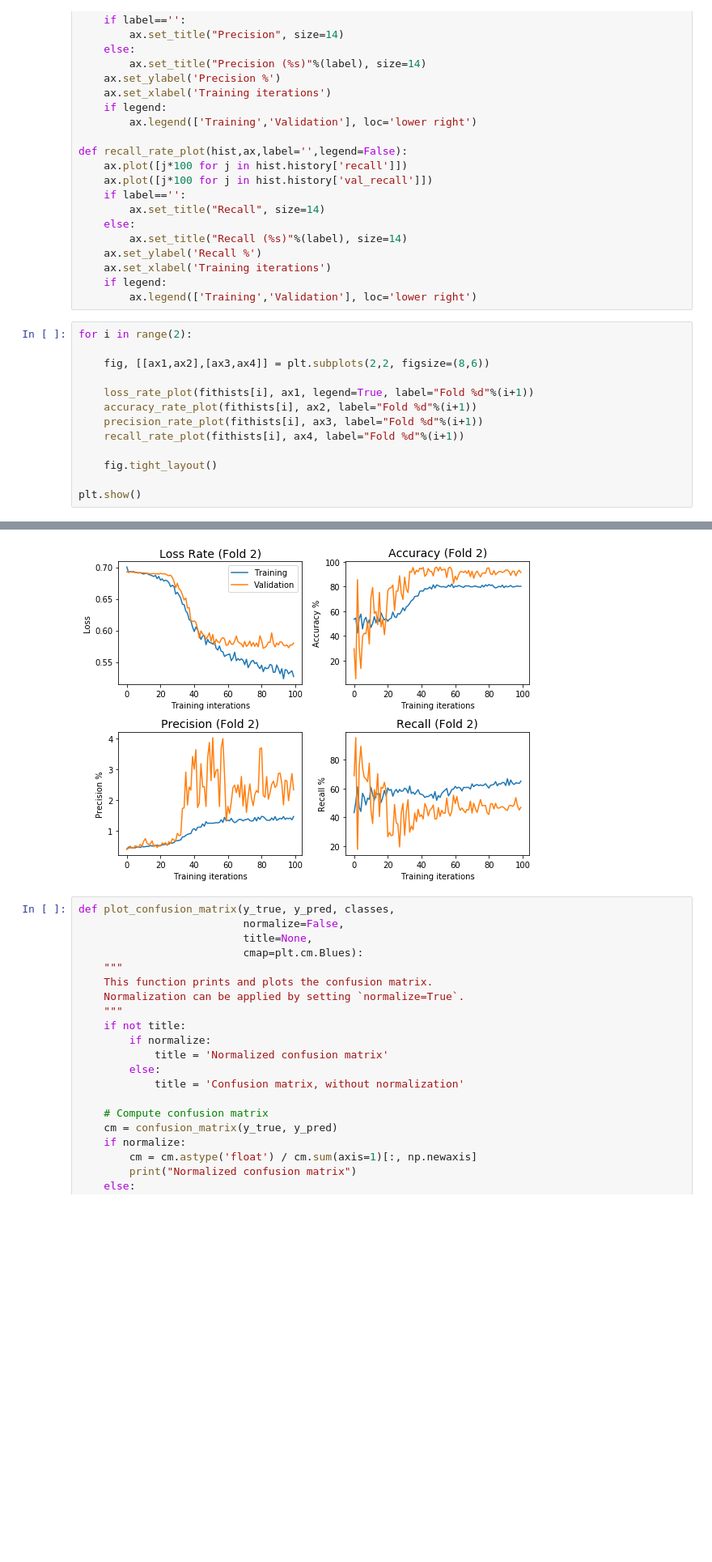
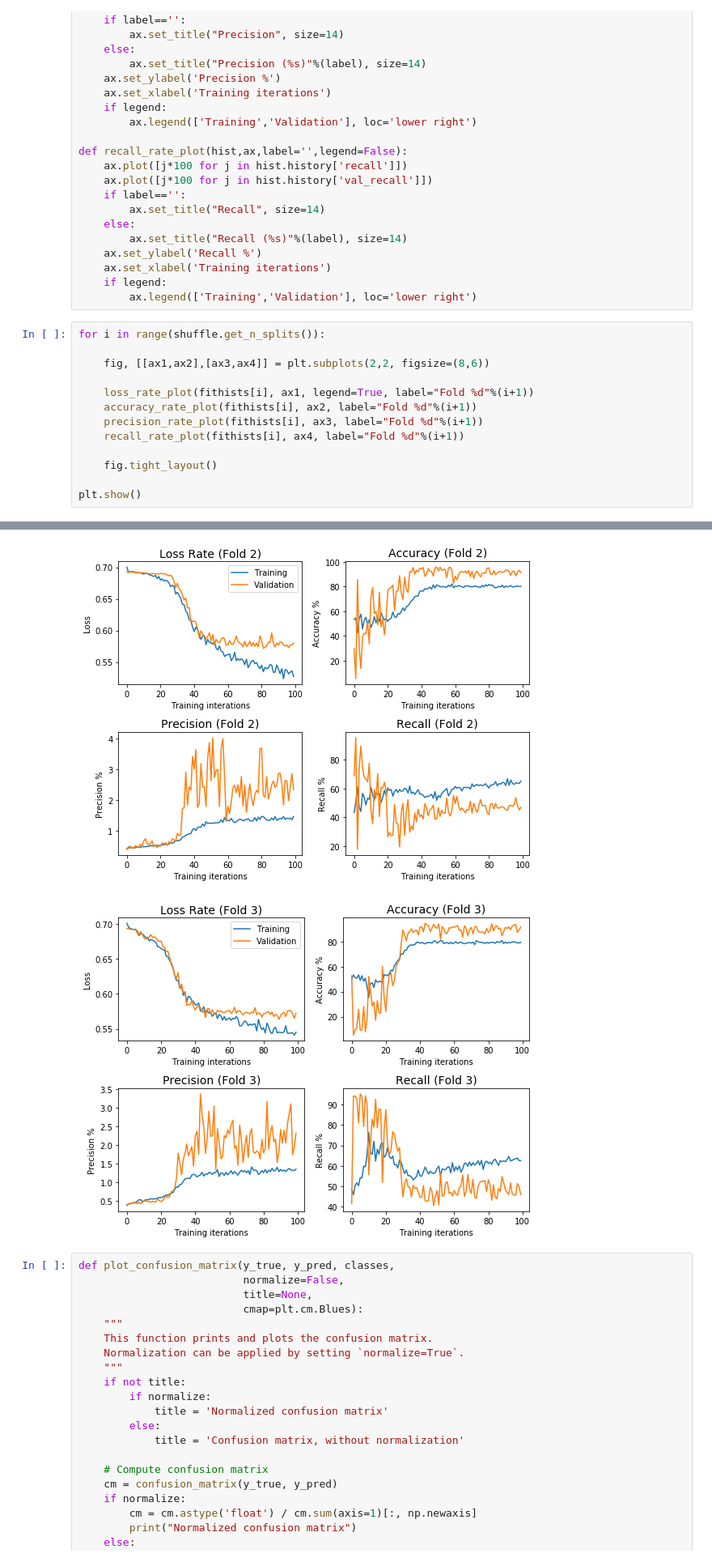
Before and after one commit to charlesreid1/deep-learning-genomics, a Jupyter notebook: keras_sklearn_cnn1d_dna_transcription.ipynb, the cells around one changed output, grey strips where cells are left out. Shown at 81% size. Drawn from its saved outputs; the diff is of its cells as text; blank space fills up the shorter version.

```diff
--- a/keras_sklearn_cnn1d_dna_transcription.ipynb
+++ b/keras_sklearn_cnn1d_dna_transcription.ipynb
@@ -460,21 +460,22 @@ def recall_rate_plot(hist,ax,label='',legend=False):
     if legend:
         ax.legend(['Training','Validation'], loc='lower right')
 # %%
-for i in range(2):
+for i in range(shuffle.get_n_splits()):
 
     fig, [[ax1,ax2],[ax3,ax4]] = plt.subplots(2,2, figsize=(8,6))
 
     loss_rate_plot(fithists[i], ax1, legend=True, label="Fold %d"%(i+1))
     accuracy_rate_plot(fithists[i], ax2, label="Fold %d"%(i+1))
     precision_rate_plot(fithists[i], ax3, label="Fold %d"%(i+1))
     recall_rate_plot(fithists[i], ax4, label="Fold %d"%(i+1))
 
     fig.tight_layout()
 
 plt.show()
 # %% [output]
 [figure]
 [figure]
+[figure, added]
 # %%
 def plot_confusion_matrix(y_true, y_pred, classes,
                           normalize=False,
```
Also changed, not shown: parts of 13 cells of this notebook.
